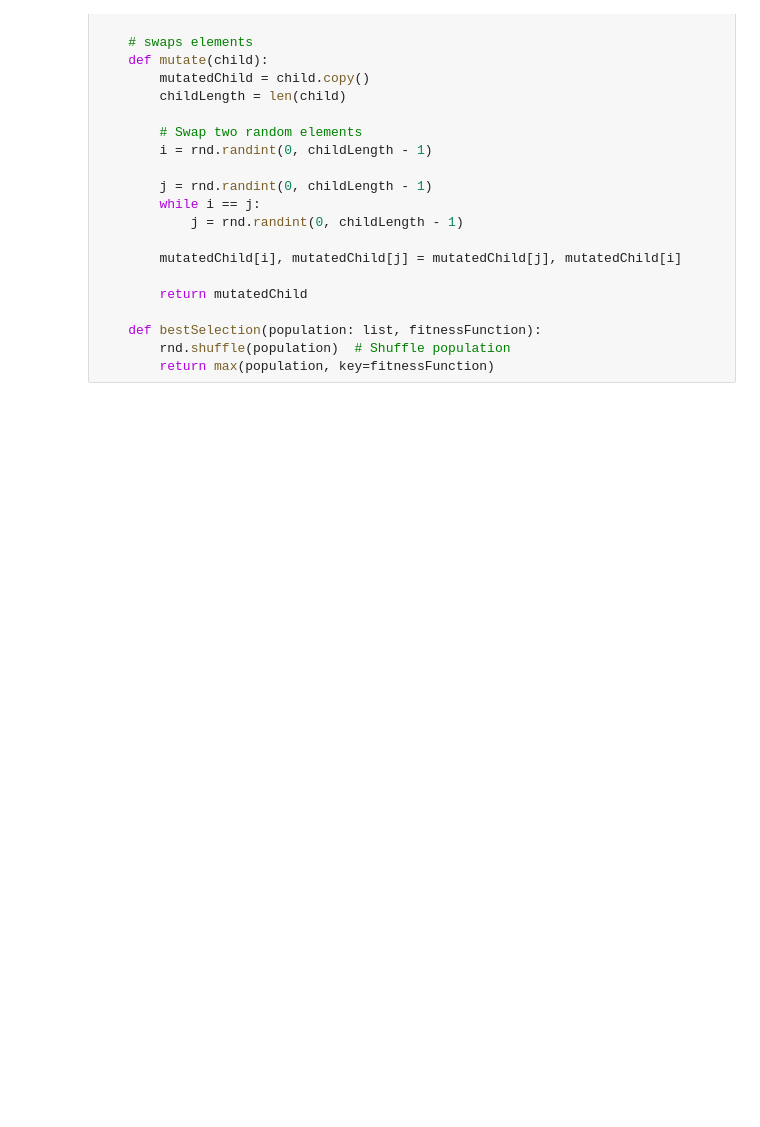
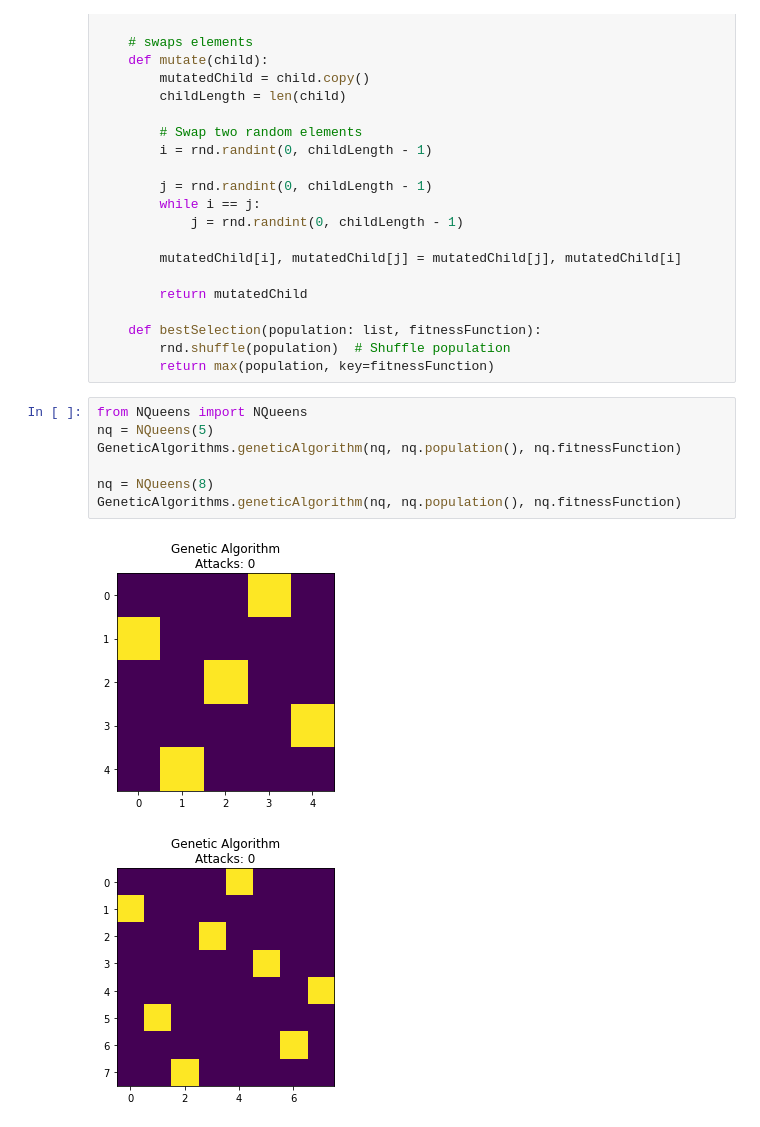
Before and after one commit to Krfld/ISEL-IASC, a Jupyter notebook: Objetivo 2/2.ipynb, the cells around one changed output. Drawn from its saved outputs; the diff is of its cells as text; blank space fills up the shorter version.

```diff
--- a/Objetivo 2/2.ipynb
+++ b/Objetivo 2/2.ipynb
@@ -61,6 +61,16 @@ class GeneticAlgorithms:
     def bestSelection(population: list, fitnessFunction):
         rnd.shuffle(population)  # Shuffle population
         return max(population, key=fitnessFunction)
+# %%
+from NQueens import NQueens
+nq = NQueens(5)
+GeneticAlgorithms.geneticAlgorithm(nq, nq.population(), nq.fitnessFunction)
+
+nq = NQueens(8)
+GeneticAlgorithms.geneticAlgorithm(nq, nq.population(), nq.fitnessFunction)
+# %% [output]
+[figure, added]
+[figure, added]
 # %%
 from TravellingSalesman import TravellingSalesman
 ts = TravellingSalesman(5)
```
Also changed, not shown: parts of 2 cells of this notebook, 2 other files.
